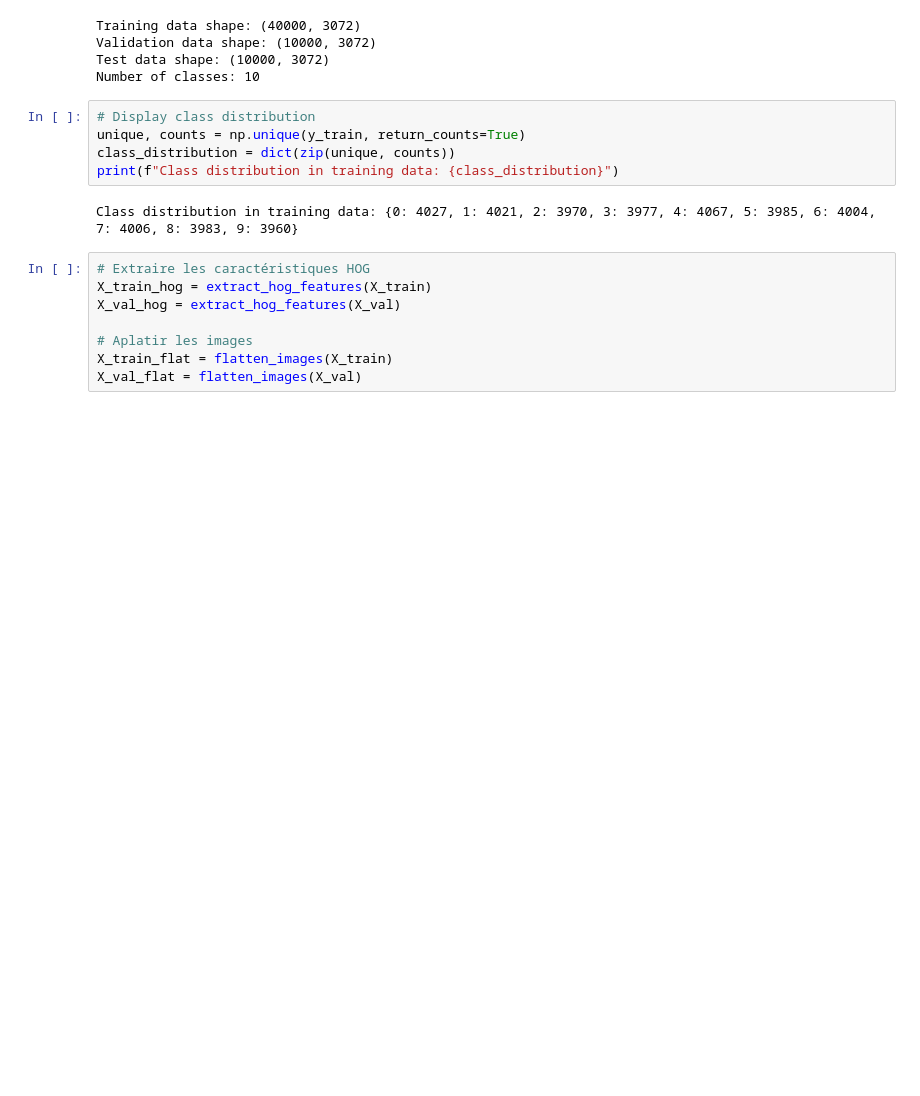
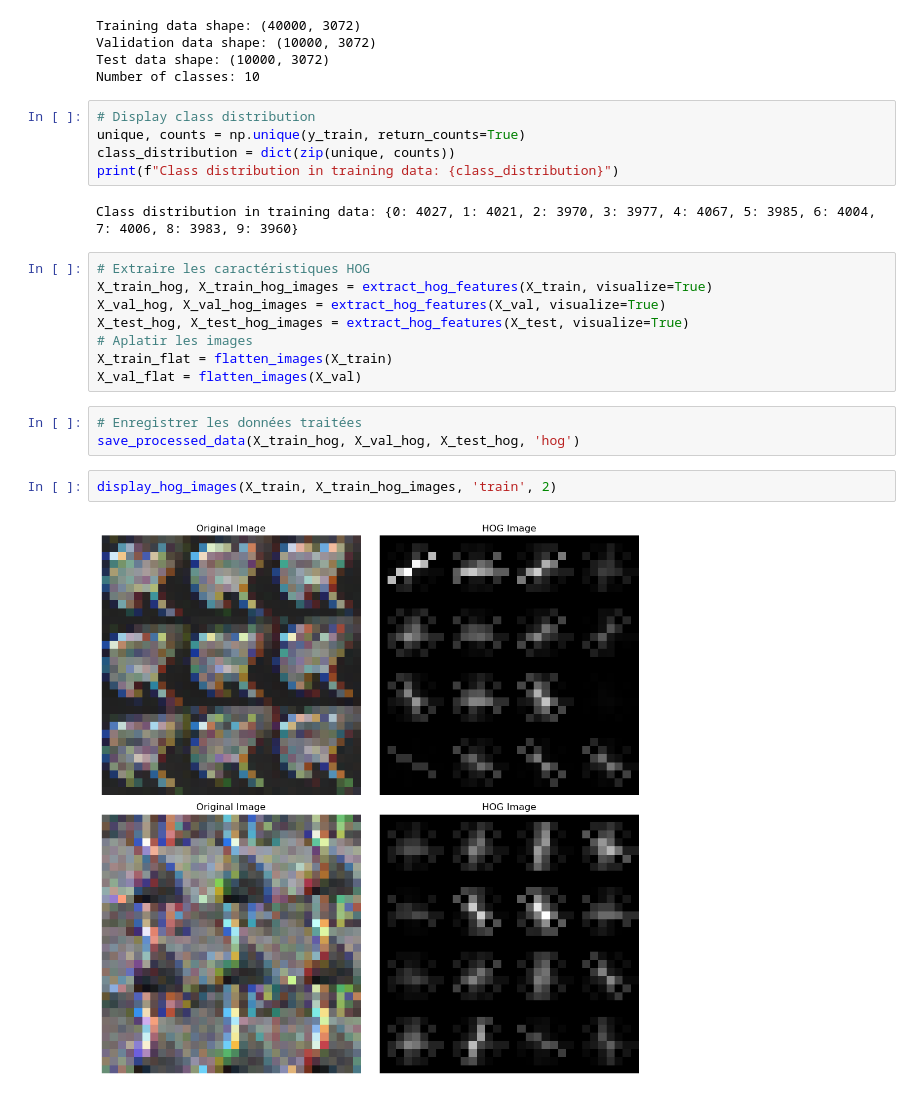
Before and after one commit to Mkbrad77/classification_cifar10, a Jupyter notebook: notebooks/initial_data_exploration.ipynb, the cells around one changed output. Cells and saved outputs as stored; diff of their text form; blank space fills up the shorter version.

```diff
--- a/notebooks/initial_data_exploration.ipynb
+++ b/notebooks/initial_data_exploration.ipynb
@@ -92,11 +82,18 @@ print(f"Class distribution in training data: {class_distribution}")
 Class distribution in training data: {0: 4027, 1: 4021, 2: 3970, 3: 3977, 4: 4067, 5: 3985, 6: 4004, 7: 4006, 8: 3983, 9: 3960}
 # %%
 # Extraire les caractéristiques HOG
-X_train_hog = extract_hog_features(X_train)
-X_val_hog = extract_hog_features(X_val)
-
+X_train_hog, X_train_hog_images = extract_hog_features(X_train, visualize=True)
+X_val_hog, X_val_hog_images = extract_hog_features(X_val, visualize=True)
+X_test_hog, X_test_hog_images = extract_hog_features(X_test, visualize=True)
 # Aplatir les images
 X_train_flat = flatten_images(X_train)
 X_val_flat = flatten_images(X_val)
+# %%
+# Enregistrer les données traitées
+save_processed_data(X_train_hog, X_val_hog, X_test_hog, 'hog')
+# %%
+display_hog_images(X_train, X_train_hog_images, 'train', 2)
+# %% [output]
+[figure, added]
 # %%
 model_hog, val_hog_pred = train_classifier(X_train_hog, y_train, X_val_hog, y_val, model_type='logistic')
```
Also changed, not shown: parts of 6 cells of this notebook, 13 other files.
